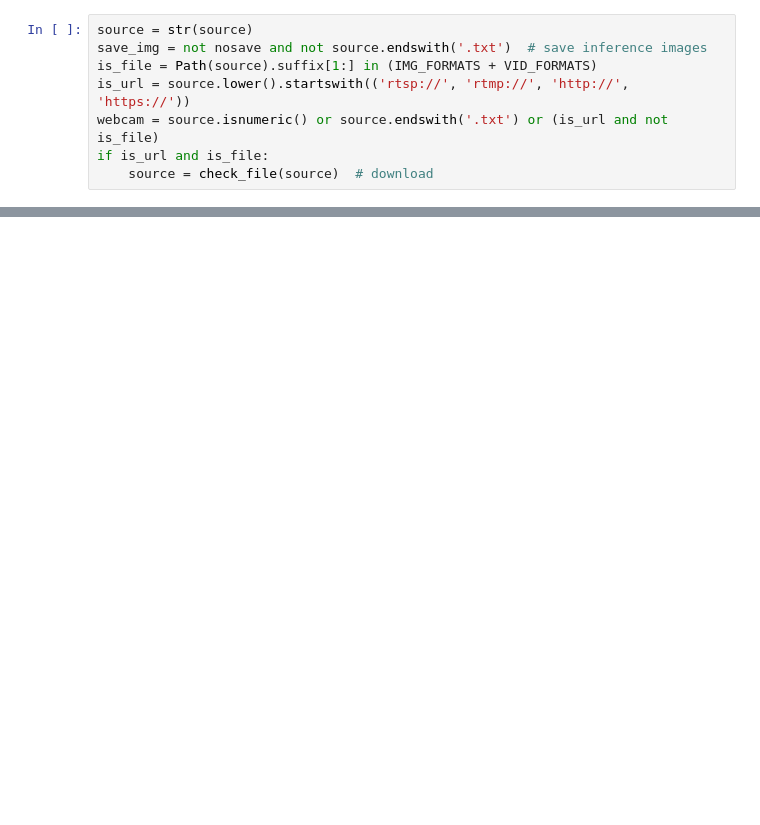
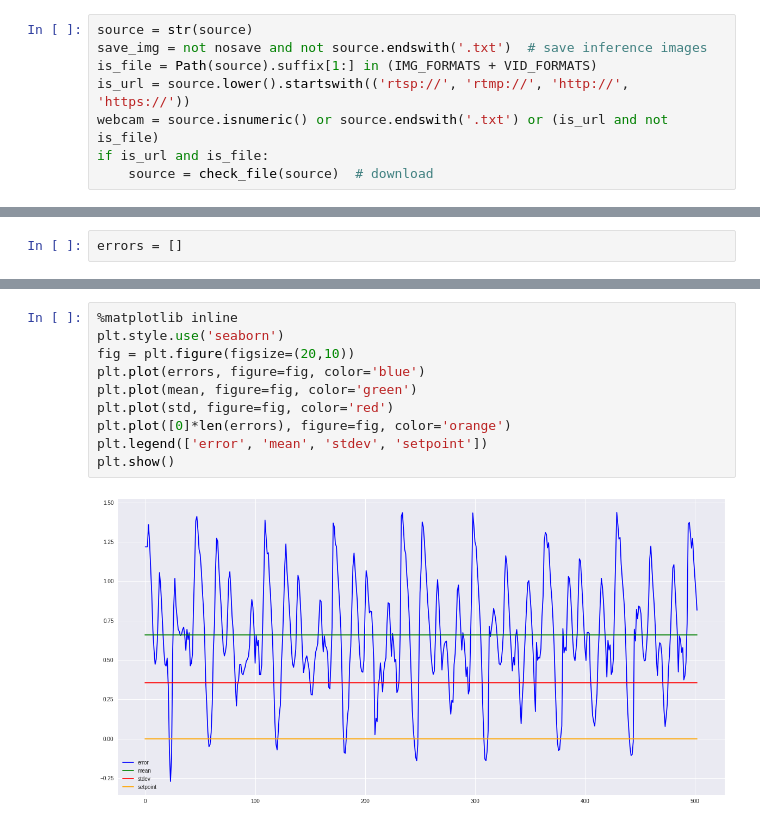
Before and after one commit to RodrigoAk/yolov5, a Jupyter notebook: testing.ipynb, the cells around one changed output, grey strips where cells are left out. Cells and saved outputs as stored; diff of their text form; blank space fills up the shorter version.

```diff
--- a/testing.ipynb
+++ b/testing.ipynb
@@ -254,2 +135,4 @@ FloatSlider(value=0.0, description='right motor', max=1.0, orientation='vertical
+# %%
+errors = []
 # %%
 try:
@@ -297,0 +279,12 @@ cv2.destroyAllWindows()
+# %%
+%matplotlib inline
+plt.style.use('seaborn')
+fig = plt.figure(figsize=(20,10))
+plt.plot(errors, figure=fig, color='blue')
+plt.plot(mean, figure=fig, color='green')
+plt.plot(std, figure=fig, color='red')
+plt.plot([0]*len(errors), figure=fig, color='orange')
+plt.legend(['error', 'mean', 'stdev', 'setpoint'])
+plt.show()
+# %% [output]
+[figure, added]
```
Also changed, not shown: parts of 45 cells of this notebook, 2 other files.
